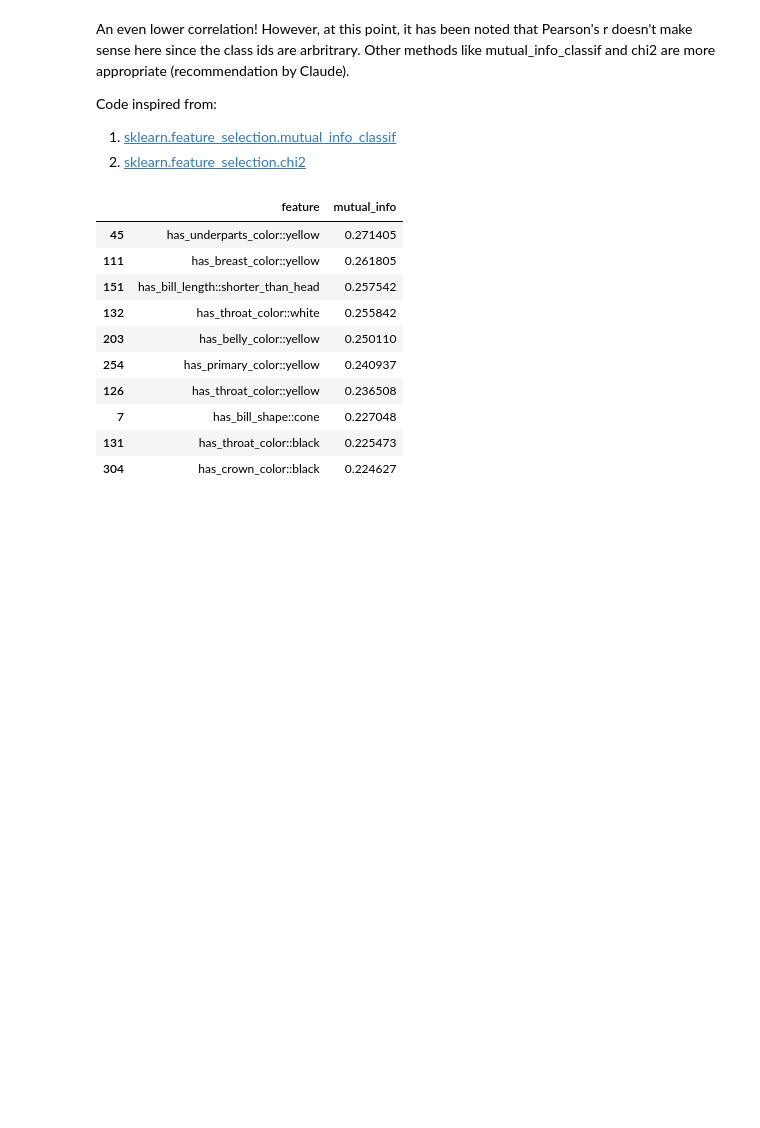
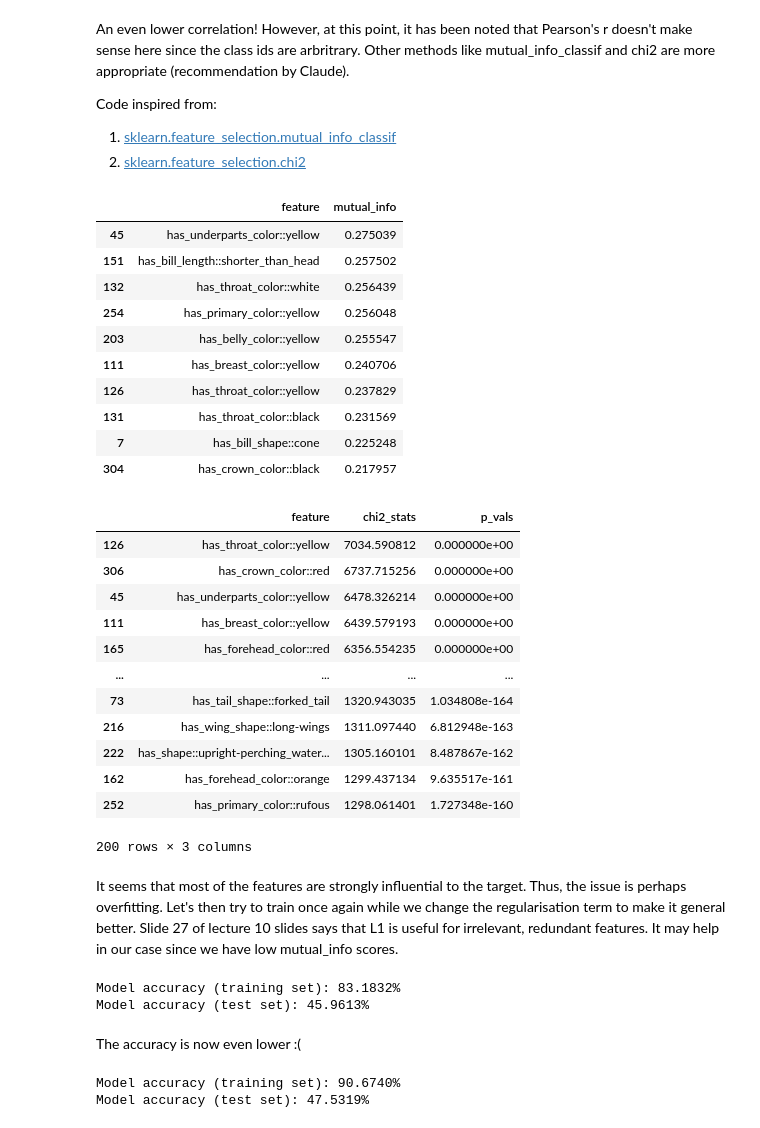
Before and after one commit to Flamingsides/f20dl-coursework-1, a Jupyter notebook: notebooks/logistic_regression.ipynb, the cells around one changed output. Saved outputs shown, nothing was run; the diff lists cells and outputs as text; code cells hidden in the pictures; blank space fills up the shorter version.

Commit message:
Concluded testing various parameters for logistic regression. The best accuracy results from the LBFGS solver with the full feature set and L2 regularisation

```diff
--- a/notebooks/logistic_regression.ipynb
+++ b/notebooks/logistic_regression.ipynb
@@ -188,24 +185,80 @@ Code inspired from:
 from sklearn.feature_selection import mutual_info_classif, chi2
 
 mutual_info = mutual_info_classif(X, y)
-chi2_stats, p_vals = chi2(X, y)
 
 # Map feature columns' names to respective mutual info rating
 zipped = list(zip(feature_cols, mutual_info))
 mutual_info_per_col = pd.DataFrame(zipped, columns=["feature", "mutual_info"])
-
 mutual_info_per_col = mutual_info_per_col.sort_values(axis=0, by=["mutual_info"], key=lambda x: -abs(x))
 
 mutual_info_per_col.head(10)
 # %% [output]
 |  | feature | mutual_info |
-| 45 | has_underparts_color::yellow | 0.271405 |
-| 111 | has_breast_color::yellow | 0.261805 |
-| 151 | has_bill_length::shorter_than_head | 0.257542 |
-| 132 | has_throat_color::white | 0.255842 |
-| 203 | has_belly_color::yellow | 0.250110 |
-| 254 | has_primary_color::yellow | 0.240937 |
-| 126 | has_throat_color::yellow | 0.236508 |
-| 7 | has_bill_shape::cone | 0.227048 |
-| 131 | has_throat_color::black | 0.225473 |
-| 304 | has_crown_color::black | 0.224627 |
+| 45 | has_underparts_color::yellow | 0.275039 |
+| 151 | has_bill_length::shorter_than_head | 0.257502 |
+| 132 | has_throat_color::white | 0.256439 |
+| 254 | has_primary_color::yellow | 0.256048 |
+| 203 | has_belly_color::yellow | 0.255547 |
+| 111 | has_breast_color::yellow | 0.240706 |
+| 126 | has_throat_color::yellow | 0.237829 |
+| 131 | has_throat_color::black | 0.231569 |
+| 7 | has_bill_shape::cone | 0.225248 |
+| 304 | has_crown_color::black | 0.217957 |
+# %%
+chi2_stats, p_vals = chi2(X, y)
+
+zipped = list(zip(feature_cols, chi2_stats, p_vals))
+chi2_per_col = pd.DataFrame(zipped, columns=["feature", "chi2_stats", "p_vals"])
+chi2_per_col = chi2_per_col.sort_values(axis=0, by=["chi2_stats", "p_vals"], key=lambda x: -abs(x))
+
+chi2_per_col.head(200)
+# %% [output]
+|  | feature | chi2_stats | p_vals |
+| 126 | has_throat_color::yellow | 7034.590812 | 0.000000e+00 |
+| 306 | has_crown_color::red | 6737.715256 | 0.000000e+00 |
+| 45 | has_underparts_color::yellow | 6478.326214 | 0.000000e+00 |
+| 111 | has_breast_color::yellow | 6439.579193 | 0.000000e+00 |
+| 165 | has_forehead_color::red | 6356.554235 | 0.000000e+00 |
+| ... | ... | ... | ... |
+| 73 | has_tail_shape::forked_tail | 1320.943035 | 1.034808e-164 |
+| 216 | has_wing_shape::long-wings | 1311.097440 | 6.812948e-163 |
+| 222 | has_shape::upright-perching_water... | 1305.160101 | 8.487867e-162 |
+| 162 | has_forehead_color::orange | 1299.437134 | 9.635517e-161 |
+| 252 | has_primary_color::rufous | 1298.061401 | 1.727348e-160 |
+200 rows × 3 columns
+# %% [markdown]
+It seems that most of the features are strongly influential to the target. Thus, the issue is perhaps overfitting. Let's then try to train once again while we change the regularisation term to make it general better. Slide 27 of lecture 10 slides says that L1 is useful for irrelevant, redundant features. It may help in our case since we have low mutual_info scores.
+# %%
+# Initialise and train model
+log_reg_2 = LogisticRegression(solver="liblinear", penalty="l2", tol=1e-08, max_iter=1000)
+
+log_reg_2.fit(X_train, y_train)
+
+y_preds_train = log_reg_2.predict(X_train)
+y_preds_test = log_reg_2.predict(X_test)
+from sklearn.metrics import accuracy_score
+
+print(f"Model accuracy (training set): {accuracy_score(y_train, y_preds_train) * 100:.4f}%")
+print(f"Model accuracy (test set): {accuracy_score(y_test, y_preds_test) * 100:.4f}%")
+# %% [output]
+Model accuracy (training set): 83.1832%
+Model accuracy (test set): 45.9613%
+# %% [markdown]
+The accuracy is now even lower :(
+# %%
+# Switch back to lbfgs solver
+log_reg_3 = LogisticRegression(penalty="l2", tol=1e-08, max_iter=1000)
+
+high_chi2_columns = chi2_per_col[chi2_per_col["chi2_stats"] > 1000]["feature"].to_list()
+
+log_reg_3.fit(X_train[high_chi2_columns], y_train)
+
+y_preds_train = log_reg_3.predict(X_train[high_chi2_columns])
+y_preds_test = log_reg_3.predict(X_test[high_chi2_columns])
+from sklearn.metrics import accuracy_score
+
+print(f"Model accuracy (training set): {accuracy_score(y_train, y_preds_train) * 100:.4f}%")
+print(f"Model accuracy (test set): {accuracy_score(y_test, y_preds_test) * 100:.4f}%")
+# %% [output]
+Model accuracy (training set): 90.6740%
+Model accuracy (test set): 47.5319%
```
Also changed, not shown: parts of 4 cells of this notebook.
